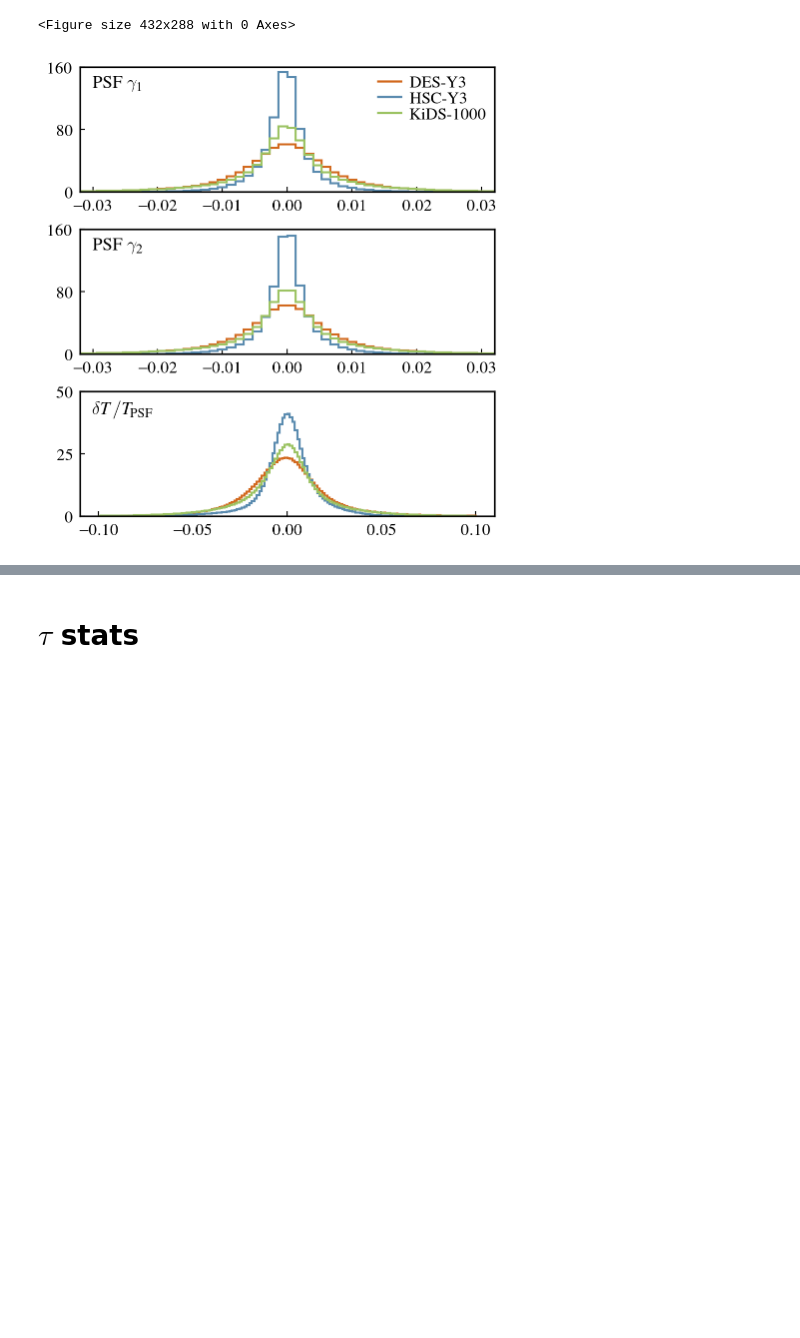
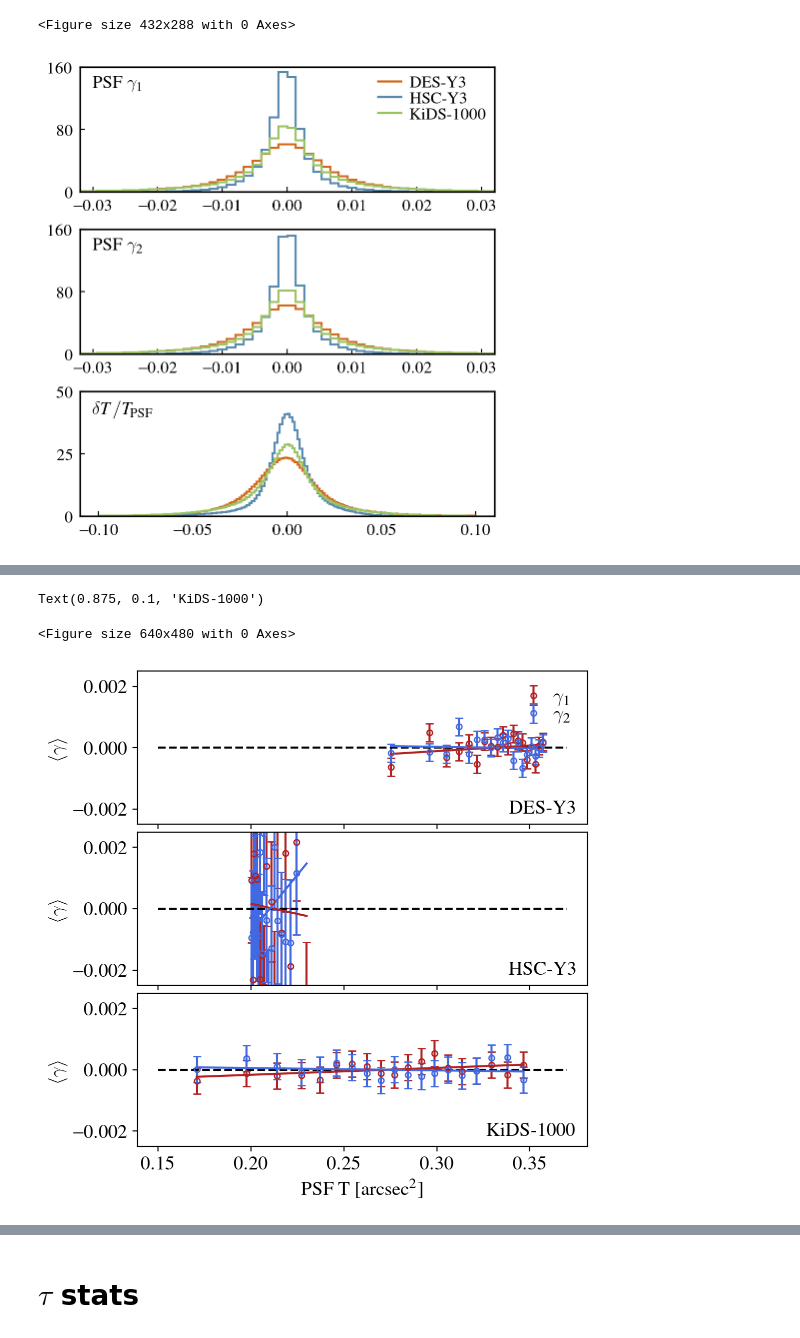
Before and after one commit to LSSTDESC/nulltests_txpipe, a Jupyter notebook: paper_plots.ipynb, the cells around one changed output, grey strips where cells are left out. Cells and saved outputs as stored; diff of their text form; code cells hidden in the pictures; blank space fills up the shorter version.

```diff
--- a/paper_plots.ipynb
+++ b/paper_plots.ipynb
@@ -460,0 +595,46 @@ plt.savefig('plots/psf_histograms.pdf',dpi=200)
+# %%
+%matplotlib inline
+matplotlib.rcParams.update({'font.size': 14})
+
+plt.clf()
+fig = plt.figure(figsize=(4.5,5),dpi=100)
+gs  = gridspec.GridSpec(3, 1, top=0.95, right=1.00, left=0.00, bottom=0.00,hspace=0.05,wspace=0.15)
+
+d = dic['DES-Y3']['g_psfT']
+ax0 = plt.subplot(gs[0])
+ax0.errorbar(d['mu'],d['meang1']-np.mean(d['meang1']),d['stdg1'], color='firebrick',linestyle='None',marker='o',mfc='None',markersize=4,capsize=3,label=r'$\gamma_1$')
+ax0.errorbar(d['mu'],d['meang2']-np.mean(d['meang2']),d['stdg2'], color='royalblue',linestyle='None',marker='o',mfc='None',markersize=4,capsize=3,label=r'$\gamma_2$')
+ax0.plot(np.arange(0.15,0.38,0.01),np.zeros(len(np.arange(0.15,0.38,0.01))),color='black',linestyle='dashed')
+ax0.plot(d['mu'],d['fitg1']-np.mean(d['meang1']),color='firebrick')
+ax0.plot(d['mu'],d['fitg2']-np.mean(d['meang2']),color='royalblue')
+ax0.set_ylim([-0.0025,0.0025])
+ax0.set_ylabel(r'$\langle \gamma \rangle$')
+ax0.legend(frameon=False,loc = 'upper right', labelspacing=0.00,ncol=1,handletextpad=0.00,columnspacing=0.2)
+ax0.text(0.9, 0.1, 'DES-Y3', horizontalalignment='center', verticalalignment='center', transform=ax0.transAxes)
+
+d = dic['HSC-Y3']['g_psfT']
+ax1 = plt.subplot(gs[1])
+ax1.errorbar(d['mu'],d['meang1']-np.mean(d['meang1']),d['stdg1'], color='firebrick',linestyle='None',marker='o',mfc='None',markersize=4,capsize=3)
+ax1.errorbar(d['mu'],d['meang2']-np.mean(d['meang2']),d['stdg2'], color='royalblue',linestyle='None',marker='o',mfc='None',markersize=4,capsize=3)
+ax1.plot(np.arange(0.15,0.38,0.01),np.zeros(len(np.arange(0.15,0.38,0.01))),color='black',linestyle='dashed')
+ax1.plot(d['mu'],d['fitg1']-np.mean(d['meang1']),color='firebrick')
+ax1.plot(d['mu'],d['fitg2']-np.mean(d['meang2']),color='royalblue')
+ax1.set_ylim([-0.0025,0.0025])
+ax1.set_ylabel(r'$\langle \gamma \rangle$')
+ax1.text(0.9, 0.1, 'HSC-Y3', horizontalalignment='center', verticalalignment='center', transform=ax1.transAxes)
+
+d = dic['KiDS-1000']['g_psfT']
+ax2 = plt.subplot(gs[2])
+ax2.errorbar(d['mu'],d['meang1']-np.mean(d['meang1']),d['stdg1'], color='firebrick',linestyle='None',marker='o',mfc='None',markersize=4,capsize=3)
+ax2.errorbar(d['mu'],d['meang2']-np.mean(d['meang2']),d['stdg2'], color='royalblue',linestyle='None',marker='o',mfc='None',markersize=4,capsize=3)
+ax2.plot(np.arange(0.15,0.38,0.01),np.zeros(len(np.arange(0.15,0.38,0.01))),color='black',linestyle='dashed')
+ax2.plot(d['mu'],d['fitg1']-np.mean(d['meang1']),color='firebrick')
+ax2.plot(d['mu'],d['fitg2']-np.mean(d['meang2']),color='royalblue')
+ax2.set_ylim([-0.0025,0.0025])
+ax2.set_ylabel(r'$\langle \gamma \rangle$')
+ax2.set_xlabel(r'PSF T [arcsec$^2$]')
+ax2.text(0.875, 0.1, 'KiDS-1000', horizontalalignment='center', verticalalignment='center', transform=ax2.transAxes)
+# %% [output]
+Text(0.875, 0.1, 'KiDS-1000')
+<Figure size 640x480 with 0 Axes>
+[figure, added]
```
Also changed, not shown: parts of 5 cells of this notebook.
